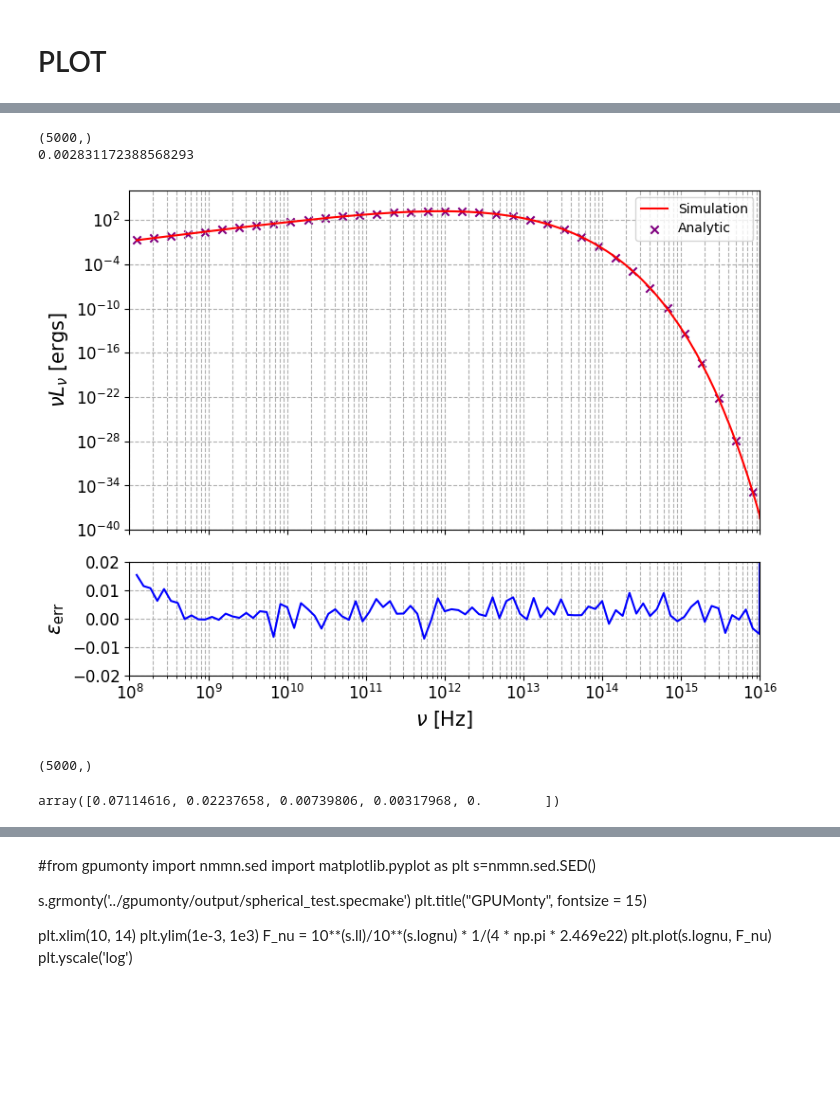
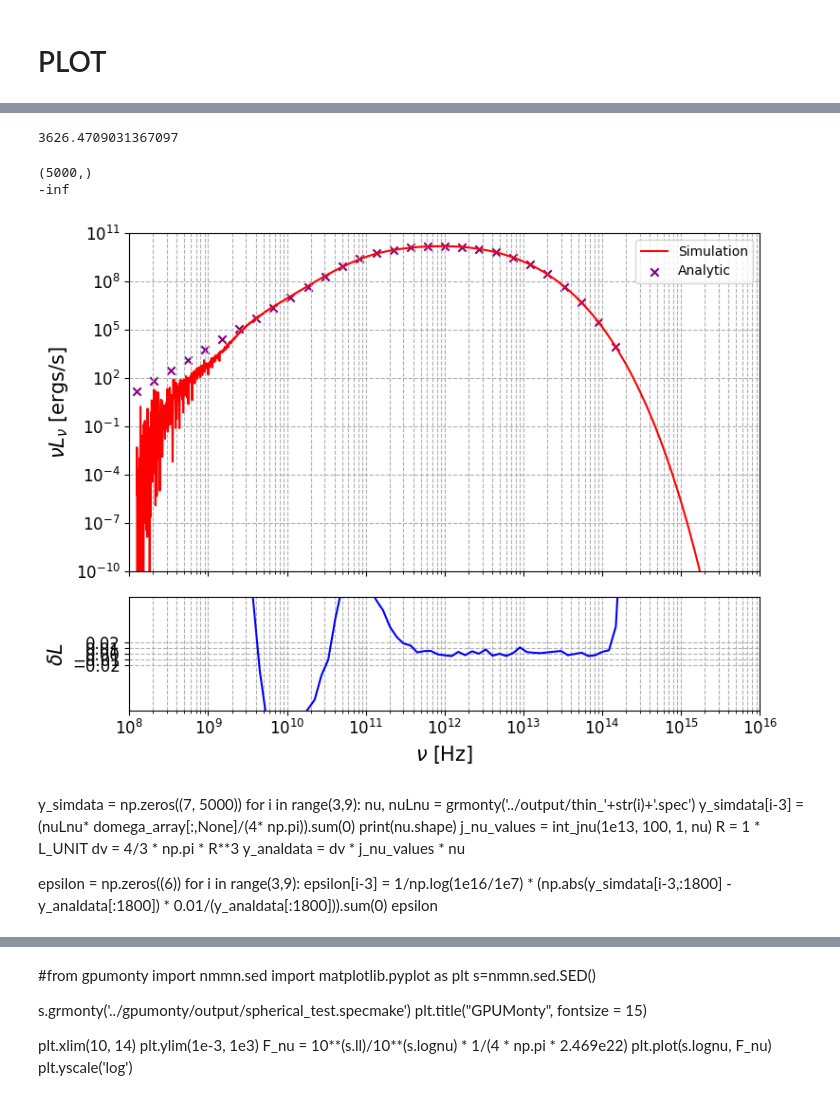
Before and after one commit to black-hole-group/gpumonty, a Jupyter notebook: python/sphere_test.ipynb, the cells around one changed output, grey strips where cells are left out. Saved outputs shown, nothing was run; the diff lists cells and outputs as text; code cells hidden in the pictures; blank space fills up the shorter version.

Commit message:
the optically thick is 100% (it seems)

```diff
--- a/python/sphere_test.ipynb
+++ b/python/sphere_test.ipynb
@@ -35,8 +35,8 @@ def grmonty(file):
     #print(nu)
     # Return log(nu) and ll array
     return nu, ll
-nu, nuLnu = grmonty('../output/sphere_thin3030.spec')
-domega_array = np.array([4.254846e-1, 1.247635e0, 1.985301e0, 2.588526e0, 3.016463e0, 3.240123e0])
+nu, nuLnu = grmonty('../output/thick.spec')
+domega_array = np.array([4.254826e-1, 1.247635e0, 1.985301e0, 2.588526e0, 3.016463e0, 3.240132e0])
 # %%
 import numpy as np
 from scipy.special import kn  # For the modified Bessel function
@@ -269,3 +269,7 @@ plt.show()
+# %%
+(jnu(1e20, 1e9, 1, 100)/Bnu(1e9,100))
+# %% [output]
+3626.4709031367097
 # %%
 import numpy as np
 import matplotlib.pyplot as plt
@@ -279,11 +283,14 @@ def jnu(ne, nu, B, thetae):
     factor = np.sqrt(2) * np.pi * EE**2 * ne * nus / (3 * CL * kn(2, 1/thetae))
     return factor * (X**(1/2) + 2**(11/12) * X**(1/6))**2 * np.exp(-X**(1/3))
 
-j_nu_values = int_jnu(1e13, 100, 1, nu)
+#j_nu_values = int_jnu(1e13, 100, 1, nu)
+j_nu_values = jnu(1e20, nu, 1, 100)
+#j_nu_values = int_jnu(1e20, 100, 1, nu)
+alpha_nu_values = (j_nu_values)/(Bnu(nu, 100))
 R = 1 * L_UNIT
 dv = 4/3 * np.pi * R**3
-Luminosity_analytic = dv * j_nu_values
-#Luminosity_analytic = np.float128(4 * np.pi * dv * Bnu(nu,100) * (1 - np.exp(-alpha_nu_values * 1 )))
+Luminosity_analytic = dv * (int_jnu(1e20, 100, 1, nu)/(jnu(1e20, nu, 1, 100)/Bnu(nu,100))) * (1 - np.exp(- (jnu(1e20, nu, 1, 100)/Bnu(nu,100)) * 1 ))
+#Luminosity_analytic = np.float128(dv * Bnu(nu,100) * (1 - np.exp(-alpha_nu_values * 1 )))
 nu_luminosity_analytic = nu * Luminosity_analytic
 
 
@@ -305,61 +312,58 @@ ax1.scatter(nu[::50], y_analdata[::50], marker = 'x', label = 'Analytic', color
 #ax1.plot(grmonty_nu_all, y_semianaldata, linestyle = '--', label = 'semi-analytic', color = 'green')
 
 
-ax1.set_ylim(1e-40,1e6)
+ax1.set_ylim(1e-10,1e11)
 ax1.set_xscale('log')
 ax1.set_yscale('log')
-ax1.set_ylabel(r"$\nu L_\nu$ [ergs]", fontsize = 15)
+ax1.set_ylabel(r"$\nu L_\nu$ [ergs/s]", fontsize = 15)
 #ax1.set_title('Optically Thin Synchrotron Sphere')
 ax1.grid(True, which="both", ls="--")
 ax1.set_xlim(1e8, 1e16)
 ax1.tick_params(axis='both', which='major', labelsize=12)  # Adjust major tick size
 
 ax1.legend()
 
 # Lower plot: Relative difference between analytical and GPUmonty data
 #relative_diff = np.abs(nu_luminosity_analytic - x) / nu_luminosity_analytic
 #relative_diff = np.abs(y_semianaldata - y_simdata) / y_analdata
 relative_diff2 = (y_analdata - y_simdata) / y_analdata
 #ax2.plot(xdata, relative_diff, color='k', label = 'semi')
 ax2.plot(xdata[::20], relative_diff2[::20], color='b', label = 'analy')
 
 #ax2.legend()
 ax2.set_xscale('log')
 ax2.set_xlabel(r"$\nu$ [Hz]", fontsize = 15)
-ax2.set_ylabel(r'$\epsilon_{\rm err}$', fontsize = 15)
+ax2.set_ylabel(r'$\delta L$', fontsize = 15)
 ax2.grid(True, which="both", ls="--")
 #ax2.set_yticks([0,0.1,0.2,0.3,0.4, 0.5, 0.6, 0.7, 0.8, 0.9, 1])
 ax2.set_yticks([-0.02, -0.01, 0.0, 0.01, 0.02])
 print((relative_diff2[:1800]).mean(0))
-ax2.set_ylim(-0.02, 0.02)
+ax2.set_ylim(-0.1, 0.1)
 ax2.tick_params(axis='both', which='major', labelsize=12)  # Adjust major tick size
 
 # Display the plots
 plt.tight_layout()
-#plt.savefig('./thin_synch.png', dpi=300, bbox_inches='tight')
+#plt.savefig('./thin_synch_spectrum.pdf', dpi=300, bbox_inches='tight')
 plt.show()
 # %% [output]
 (5000,)
-0.002831172388568293
+-inf
-[figure, old version]
+[figure, new version]
-# %%
-y_simdata = np.zeros((6, 5000))
-for i in range(4,8):
-    nu, nuLnu = grmonty('../output/thin_'+str(i)+'.spec')
-    y_simdata[i-4] = (nuLnu* domega_array[:,None]/(4* np.pi)).sum(0)
-print(nu.shape)
-j_nu_values = int_jnu(1e13, 100, 1, nu)
-R = 1 * L_UNIT
-dv = 4/3 * np.pi * R**3
-y_analdata = dv * j_nu_values * nu
-
-epsilon = np.zeros((5))
-for i in range(4,8):
-    epsilon[i-4] = 1/np.log(1e16/1e7) * (np.abs(y_simdata[i-4,:1800] - y_analdata[:1800]) * 0.01/(y_analdata[:1800])).sum(0)
-epsilon
-# %% [output]
-(5000,)
-array([0.07114616, 0.02237658, 0.00739806, 0.00317968, 0.        ])
+# %% [markdown]
+y_simdata = np.zeros((7, 5000))
+for i in range(3,9):
+    nu, nuLnu = grmonty('../output/thin_'+str(i)+'.spec')
+    y_simdata[i-3] = (nuLnu* domega_array[:,None]/(4* np.pi)).sum(0)
+print(nu.shape)
+j_nu_values = int_jnu(1e13, 100, 1, nu)
+R = 1 * L_UNIT
+dv = 4/3 * np.pi * R**3
+y_analdata = dv * j_nu_values * nu
+
+epsilon = np.zeros((6))
+for i in range(3,9):
+    epsilon[i-3] = 1/np.log(1e16/1e7) * (np.abs(y_simdata[i-3,:1800] - y_analdata[:1800]) * 0.01/(y_analdata[:1800])).sum(0)
+epsilon
 # %%
 import matplotlib.pyplot as plt
 import numpy as np
```
Also changed, not shown: parts of 8 cells of this notebook, 9 other files.
